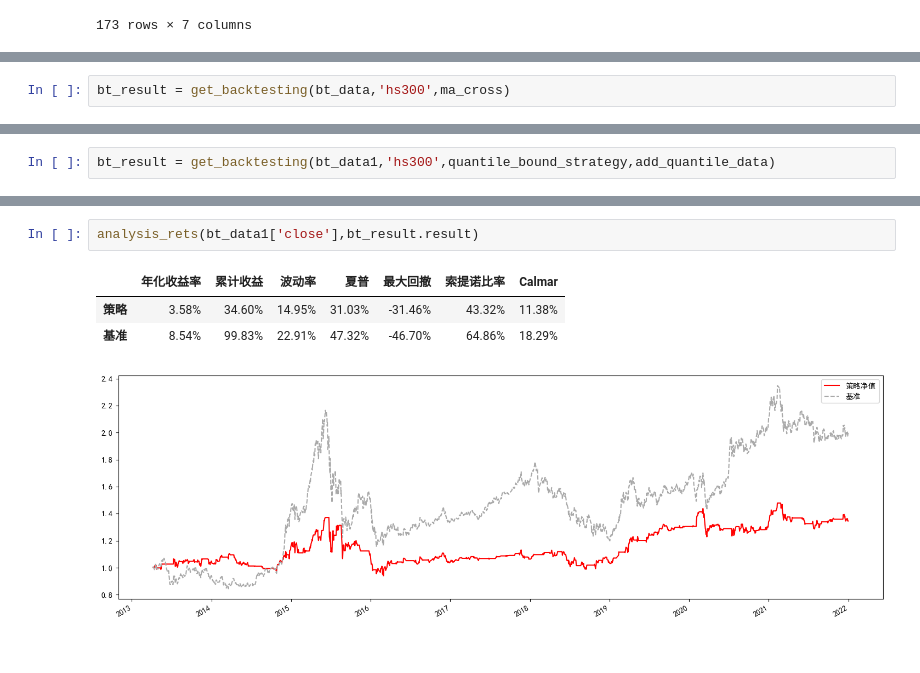
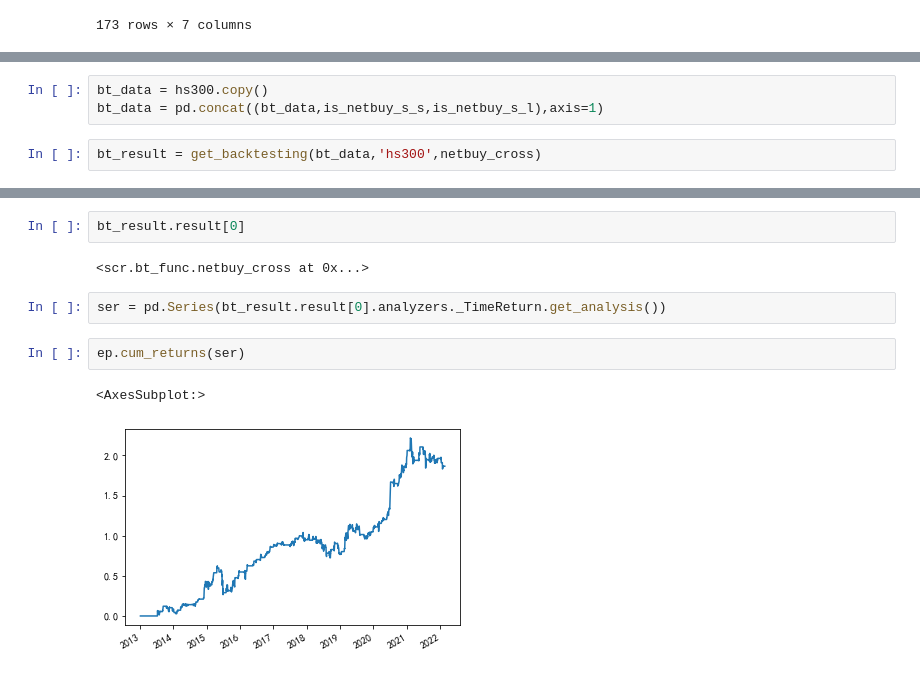
Before and after one commit to hugo2046/QuantsPlaybook, a Jupyter notebook: C-择时类/特征分布建模择时/特征分布择时.ipynb, the cells around one changed output, grey strips where cells are left out. Drawn from its saved outputs; the diff is of its cells as text.

```diff
--- a/C-择时类/特征分布建模择时/特征分布择时.ipynb
+++ b/C-择时类/特征分布建模择时/特征分布择时.ipynb
@@ -254,3 +196,6 @@ bt_data = pd.concat((bt_data,is_netbuy_s_s,is_netbuy_s_l),axis=1)
+# %%
+bt_data = hs300.copy()
+bt_data = pd.concat((bt_data,is_netbuy_s_s,is_netbuy_s_l),axis=1)
 # %%
-bt_result = get_backtesting(bt_data,'hs300',ma_cross)
+bt_result = get_backtesting(bt_data,'hs300',netbuy_cross)
 # %% [output]
@@ -373,2 +218,0 @@ bt_data1 = pd.concat((bt_data1,quantile_indincator),axis=1).dropna()
-# %%
-bt_result = get_backtesting(bt_data1,'hs300',quantile_bound_strategy,add_quantile_data)
@@ -393,7 +219,11 @@ bt_result = get_backtesting(bt_data1,'hs300',quantile_bound_strategy,add_quantil
-# %%
-analysis_rets(bt_data1['close'],bt_result.result)
-# %% [output]
-|  | 年化收益率 | 累计收益 | 波动率 | 夏普 | 最大回撤 | 索提诺比率 | Calmar |
-| 策略 | 3.58% | 34.60% | 14.95% | 31.03% | -31.46% | 43.32% | 11.38% |
-| 基准 | 8.54% | 99.83% | 22.91% | 47.32% | -46.70% | 64.86% | 18.29% |
-[figure, removed]
+# %%
+bt_result.result[0]
+# %% [output]
+<scr.bt_func.netbuy_cross at 0x...>
+# %%
+ser = pd.Series(bt_result.result[0].analyzers._TimeReturn.get_analysis())
+# %%
+ep.cum_returns(ser)
+# %% [output]
+<AxesSubplot:>
+[figure, added]
```
Also changed, not shown: parts of 18 cells of this notebook, 1 other file.
